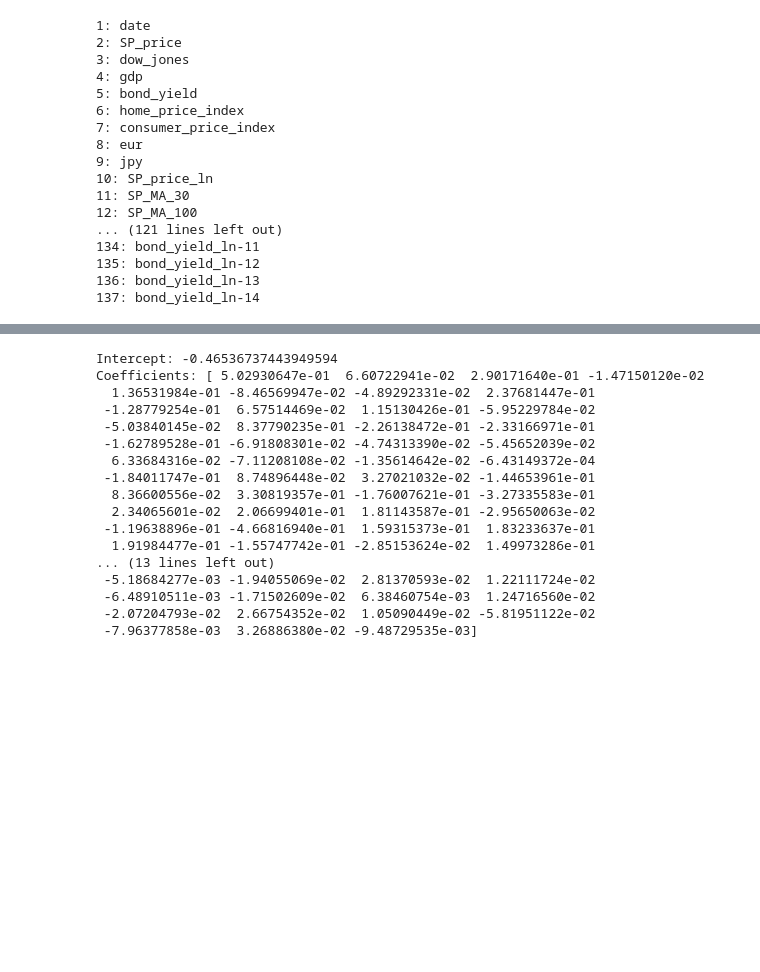
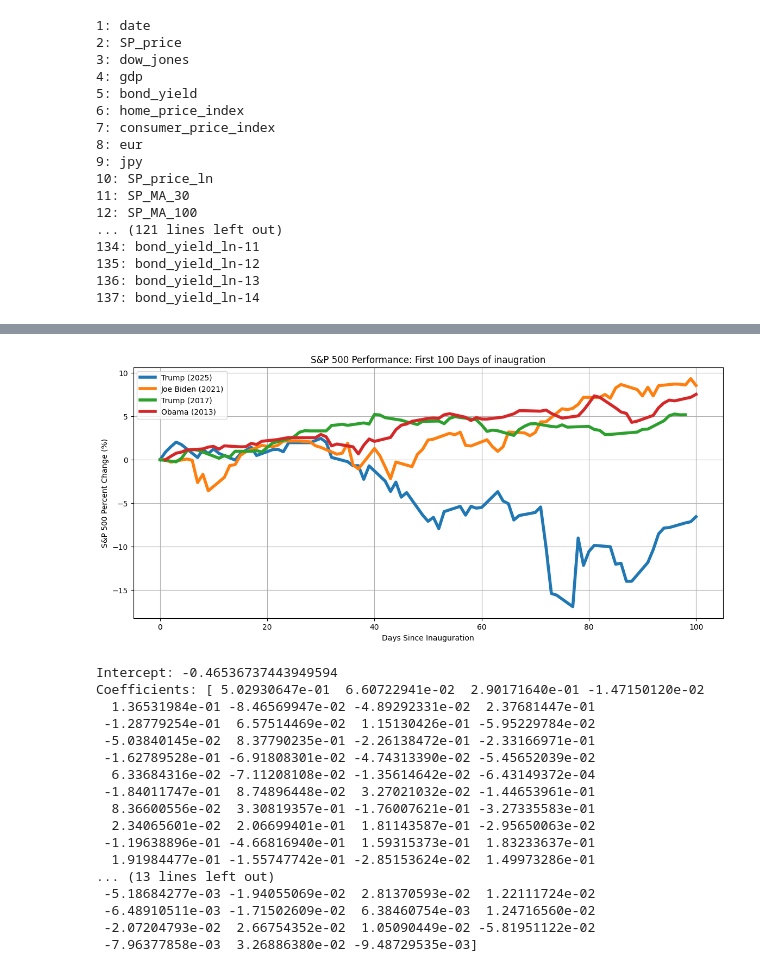
Before and after one commit to cocorowachi/CSC2621_SandP_Prediction, a Jupyter notebook: Data Process.ipynb, the cells around one changed output, grey strips where cells are left out. Saved outputs shown, nothing was run; the diff lists cells and outputs as text; code cells hidden in the pictures; blank space fills up the shorter version.

```diff
--- a/Data Process.ipynb
+++ b/Data Process.ipynb
@@ -218,3 +191,39 @@ for col in df.columns:
+# %%
+inaugurations = {
+    'Trump (2025)': pd.Timestamp('2025-01-20'),
+    'Joe Biden (2021)': pd.Timestamp('2021-01-20'),
+    'Trump (2017)': pd.Timestamp('2017-01-20'),
+    'Obama (2013)': pd.Timestamp('2013-01-20')
+}
+
+plt.figure(figsize=(14, 6))
+for president, start_date in inaugurations.items():
+    end_date = start_date + pd.DateOffset(days=100)
+
+    mask = (df['date'] >= start_date) & (df['date'] <= end_date)
+    period_df = df.loc[mask].copy()
+
+    if not period_df.empty:
+        period_df['Days Since Inauguration'] = (period_df['date'] - start_date).dt.days
+
+        start_price = period_df.iloc[0]['SP_price']
+
+        period_df['Percent Change'] = ((period_df['SP_price'] - start_price) / start_price) * 100
+
+        plt.plot(
+            period_df['Days Since Inauguration'],
+            period_df['Percent Change'],
+            label=president,
+            linewidth=4
+        )
+plt.xlabel('Days Since Inauguration')
+plt.ylabel('S&P 500 Percent Change (%)')
+plt.title('S&P 500 Performance: First 100 Days of inaugration')
+plt.grid(True)
+plt.legend()
+plt.show()
+# %% [output]
+[figure, new version]
 # %%
 df_filtered = df[(df['date'].dt.year >= 1980) & (df['date'].dt.year <= 2020)]
 col =  df.iloc[:, 26:].columns
```
Also changed, not shown: parts of 3 cells of this notebook.
